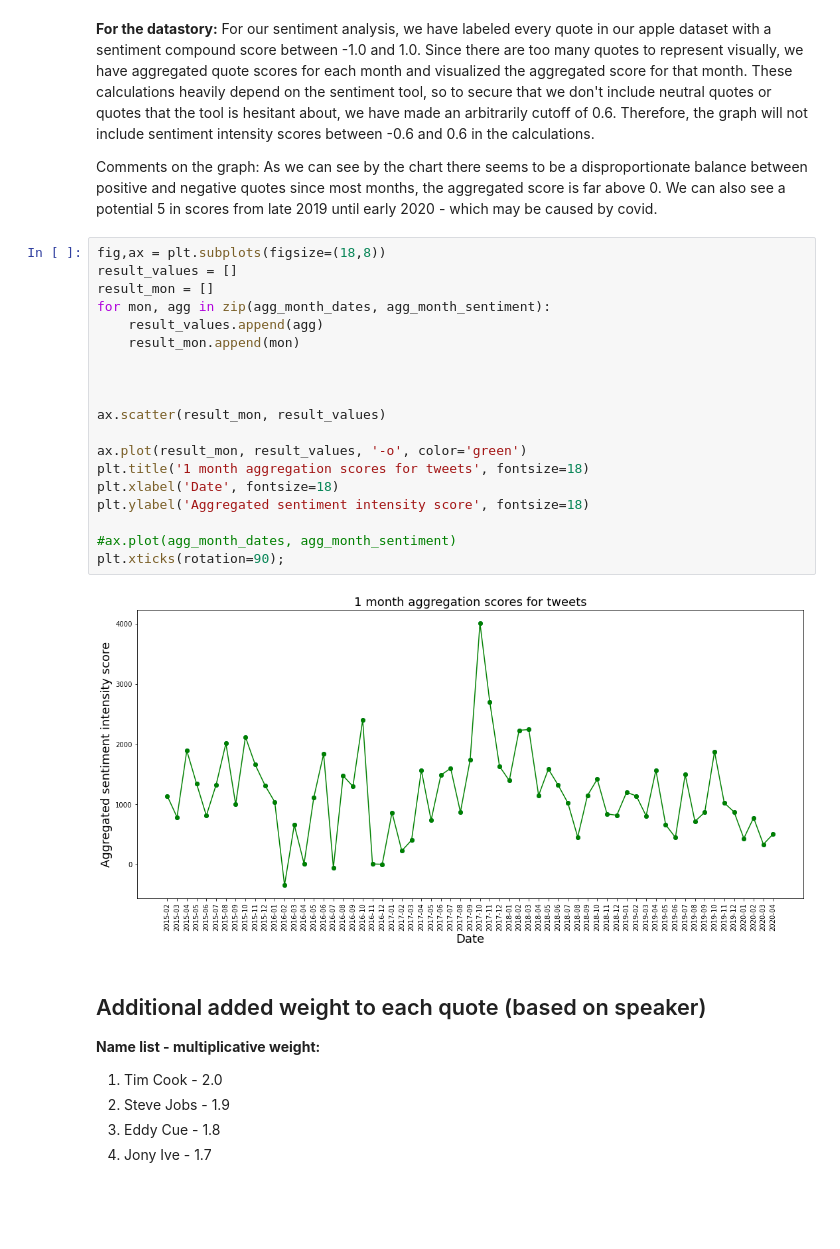
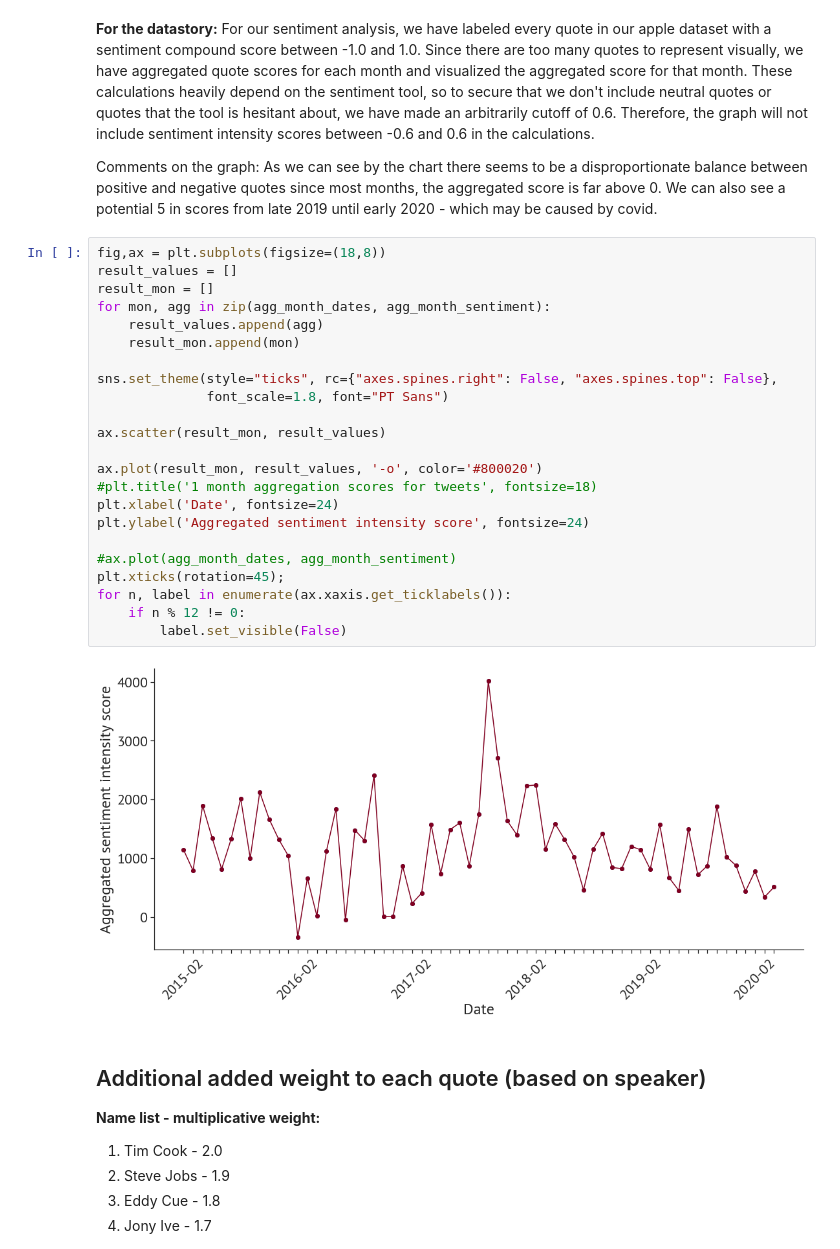
Before and after one commit to epfl-ada/ada-2021-project-club6analysis, a Jupyter notebook: sentiment_analysis.ipynb, the cells around one changed output. Saved outputs shown, nothing was run; the diff lists cells and outputs as text; blank space fills up the shorter version.

Commit message:
Minor changes to plot

```diff
--- a/sentiment_analysis.ipynb
+++ b/sentiment_analysis.ipynb
@@ -156,24 +197,28 @@ Comments on the graph: As we can see by the chart there seems to be a disproport
 # %%
 fig,ax = plt.subplots(figsize=(18,8))
 result_values = []
 result_mon = []
 for mon, agg in zip(agg_month_dates, agg_month_sentiment):
     result_values.append(agg)
     result_mon.append(mon)
 
-
+sns.set_theme(style="ticks", rc={"axes.spines.right": False, "axes.spines.top": False},
+              font_scale=1.8, font="PT Sans")
 
 ax.scatter(result_mon, result_values)
 
-ax.plot(result_mon, result_values, '-o', color='green')
-plt.title('1 month aggregation scores for tweets', fontsize=18)
-plt.xlabel('Date', fontsize=18)
-plt.ylabel('Aggregated sentiment intensity score', fontsize=18)
+ax.plot(result_mon, result_values, '-o', color='#800020')
+#plt.title('1 month aggregation scores for tweets', fontsize=18)
+plt.xlabel('Date', fontsize=24)
+plt.ylabel('Aggregated sentiment intensity score', fontsize=24)
 
 #ax.plot(agg_month_dates, agg_month_sentiment)
-plt.xticks(rotation=90);
+plt.xticks(rotation=45);
+for n, label in enumerate(ax.xaxis.get_ticklabels()):
+    if n % 12 != 0:
+        label.set_visible(False)
 # %% [output]
-[figure, old version]
+[figure, new version]
 # %% [markdown]
 ## Additional added weight to each quote (based on speaker)
 **Name list - multiplicative weight:**
```
Also changed, not shown: parts of 7 cells of this notebook, 1 other file.
